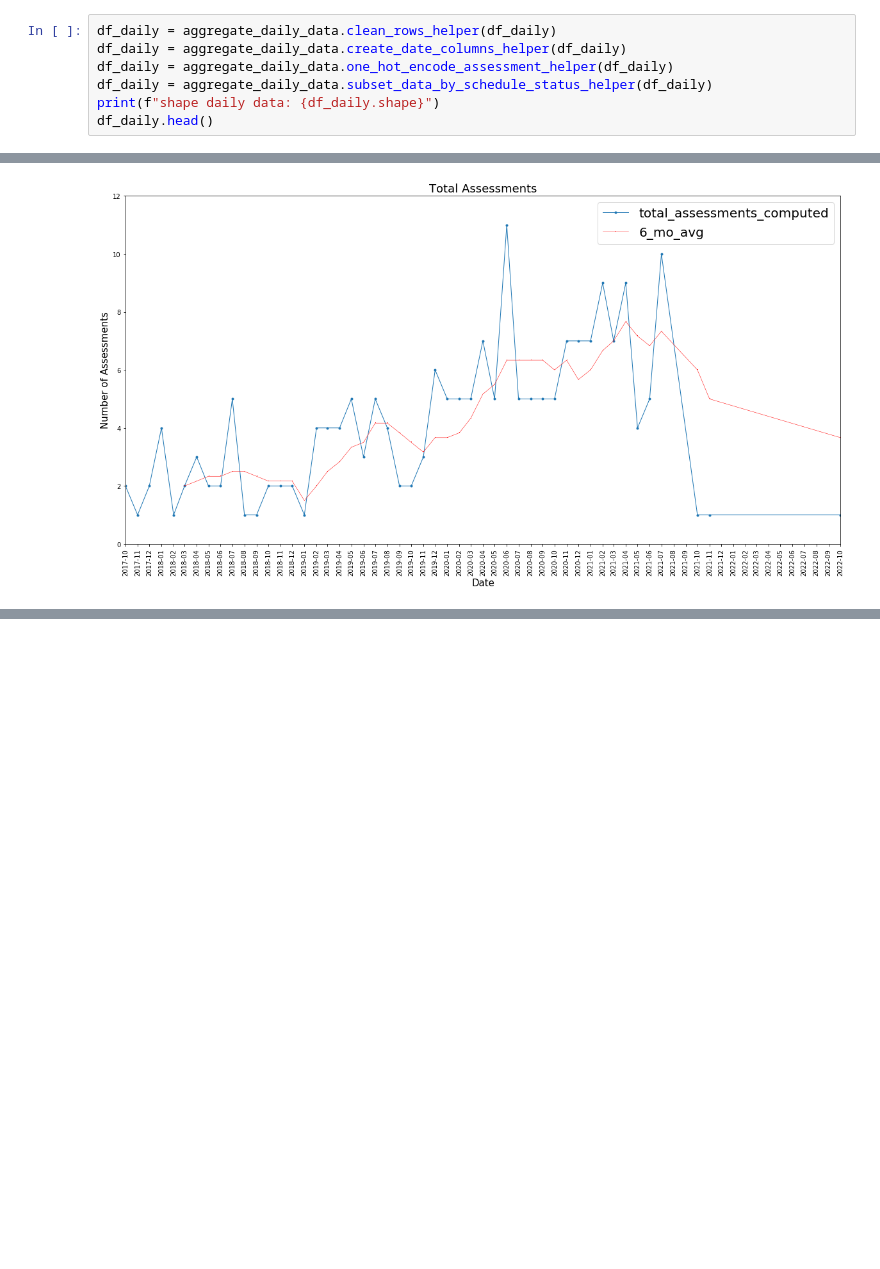
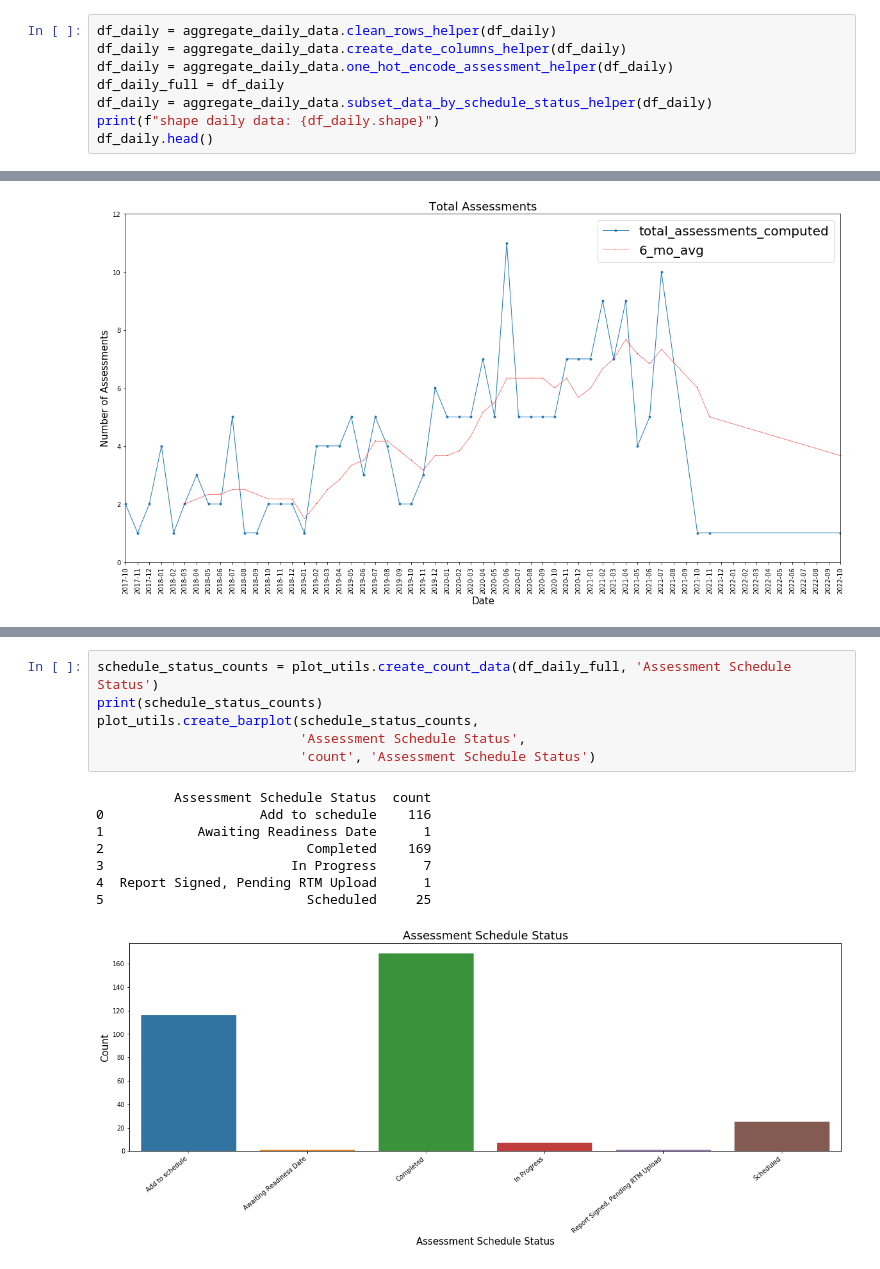
Before and after one commit to christiejibaraki/Predictive-Modeling, a Jupyter notebook: Exploratory.ipynb, the cells around one changed output, grey strips where cells are left out. Saved outputs shown, nothing was run; the diff lists cells and outputs as text; blank space fills up the shorter version.

```diff
--- a/Exploratory.ipynb
+++ b/Exploratory.ipynb
@@ -23,6 +27,7 @@ shape daily data: (578, 20)
 df_daily = aggregate_daily_data.clean_rows_helper(df_daily)
 df_daily = aggregate_daily_data.create_date_columns_helper(df_daily)
 df_daily = aggregate_daily_data.one_hot_encode_assessment_helper(df_daily)
+df_daily_full = df_daily
 df_daily = aggregate_daily_data.subset_data_by_schedule_status_helper(df_daily)
 print(f"shape daily data: {df_daily.shape}")
 df_daily.head()
@@ -69,0 +141,15 @@ ax.xaxis.set_major_locator(locator)
+# %%
+schedule_status_counts = plot_utils.create_count_data(df_daily_full, 'Assessment Schedule Status')
+print(schedule_status_counts)
+plot_utils.create_barplot(schedule_status_counts,
+                          'Assessment Schedule Status',
+                          'count', 'Assessment Schedule Status')
+# %% [output]
+          Assessment Schedule Status  count
+0                    Add to schedule    116
+1            Awaiting Readiness Date      1
+2                          Completed    169
+3                        In Progress      7
+4  Report Signed, Pending RTM Upload      1
+5                          Scheduled     25
+[figure, added]
```
Also changed, not shown: parts of 11 cells of this notebook, 1 other file.
